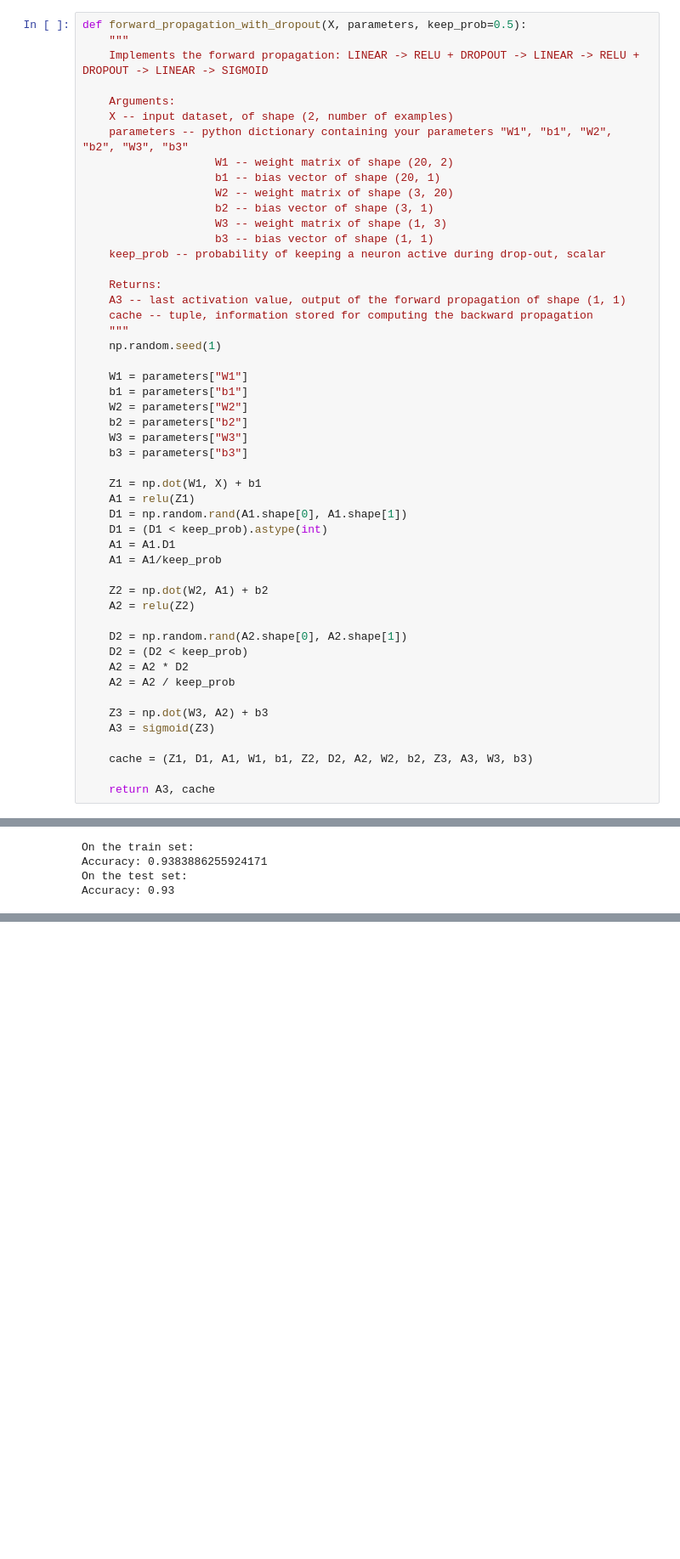
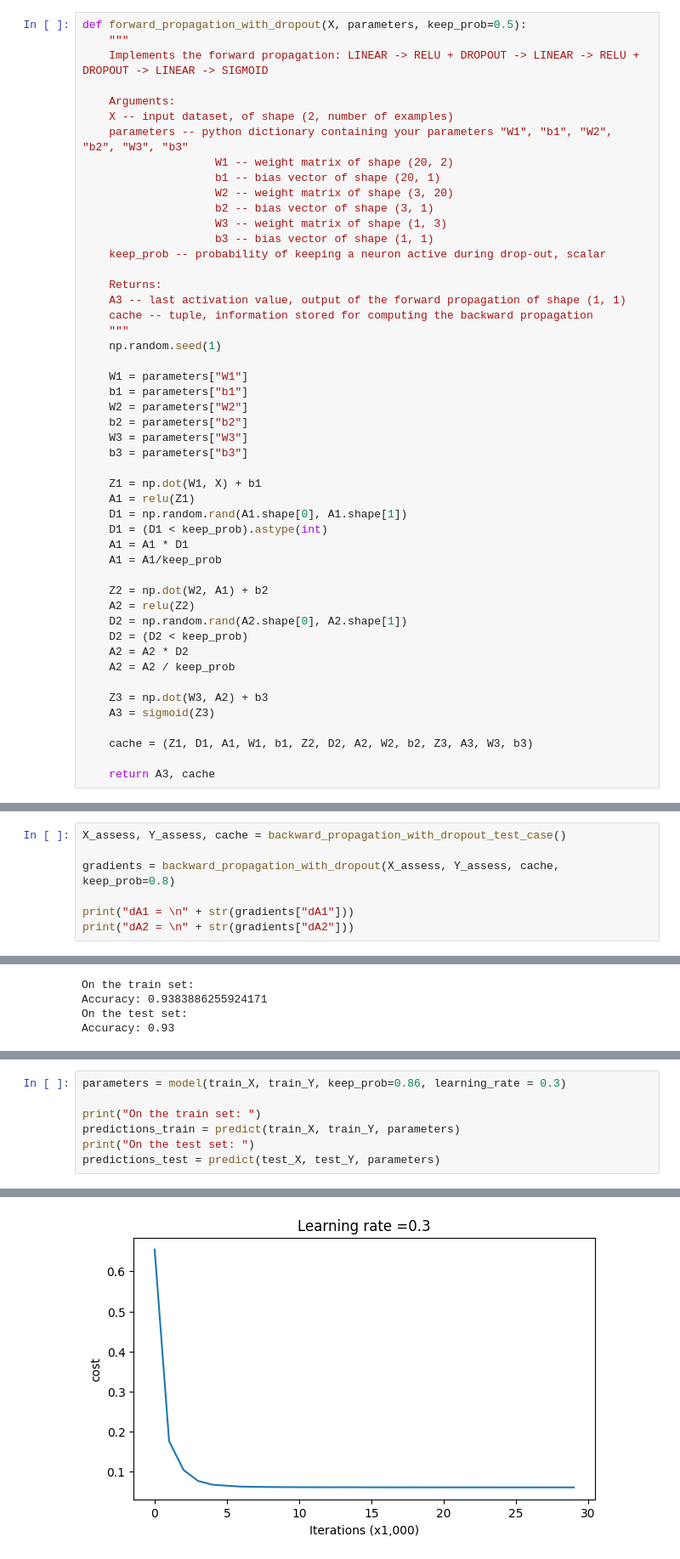
Before and after one commit to nevilleajim/deep_learning_tutorials, a Jupyter notebook: C2 - Improving Deep Neural Neural Networks/week 1/Regularization/regularization.ipynb, the cells around one changed output, grey strips where cells are left out. Shown at 85% size. Saved outputs shown, nothing was run; the diff lists cells and outputs as text; blank space fills up the shorter version.

Commit message:
Completed the Dropout Assignment

```diff
--- a/C2 - Improving Deep Neural Neural Networks/week 1/Regularization/regularization.ipynb
+++ b/C2 - Improving Deep Neural Neural Networks/week 1/Regularization/regularization.ipynb
@@ -142,12 +142,11 @@ def forward_propagation_with_dropout(X, parameters, keep_prob=0.5):
     A1 = relu(Z1)
     D1 = np.random.rand(A1.shape[0], A1.shape[1])
     D1 = (D1 < keep_prob).astype(int)
-    A1 = A1.D1
+    A1 = A1 * D1
     A1 = A1/keep_prob
 
     Z2 = np.dot(W2, A1) + b2
     A2 = relu(Z2)
-
     D2 = np.random.rand(A2.shape[0], A2.shape[1])
     D2 = (D2 < keep_prob)
     A2 = A2 * D2
@@ -161,0 +202,7 @@ def forward_propagation_with_dropout(X, parameters, keep_prob=0.5):
+# %%
+X_assess, Y_assess, cache = backward_propagation_with_dropout_test_case()
+
+gradients = backward_propagation_with_dropout(X_assess, Y_assess, cache, keep_prob=0.8)
+
+print("dA1 = \n" + str(gradients["dA1"]))
+print("dA2 = \n" + str(gradients["dA2"]))
@@ -268,3 +323,11 @@ axes.set_ylim([-0.75, 0.65])
 plot_decision_boundary(lambda x: predict_dec(parameters, x.T), train_X, train_Y)
 # %% [output]
 [figure]
+# %%
+parameters = model(train_X, train_Y, keep_prob=0.86, learning_rate = 0.3)
+
+print("On the train set: ")
+predictions_train = predict(train_X, train_Y, parameters)
+print("On the test set: ")
+predictions_test = predict(test_X, test_Y, parameters)
+# %% [output]
@@ -270,0 +337 @@ plot_decision_boundary(lambda x: predict_dec(parameters, x.T), train_X, train_Y)
+[figure, added]
```
Also changed, not shown: parts of 4 cells of this notebook.
